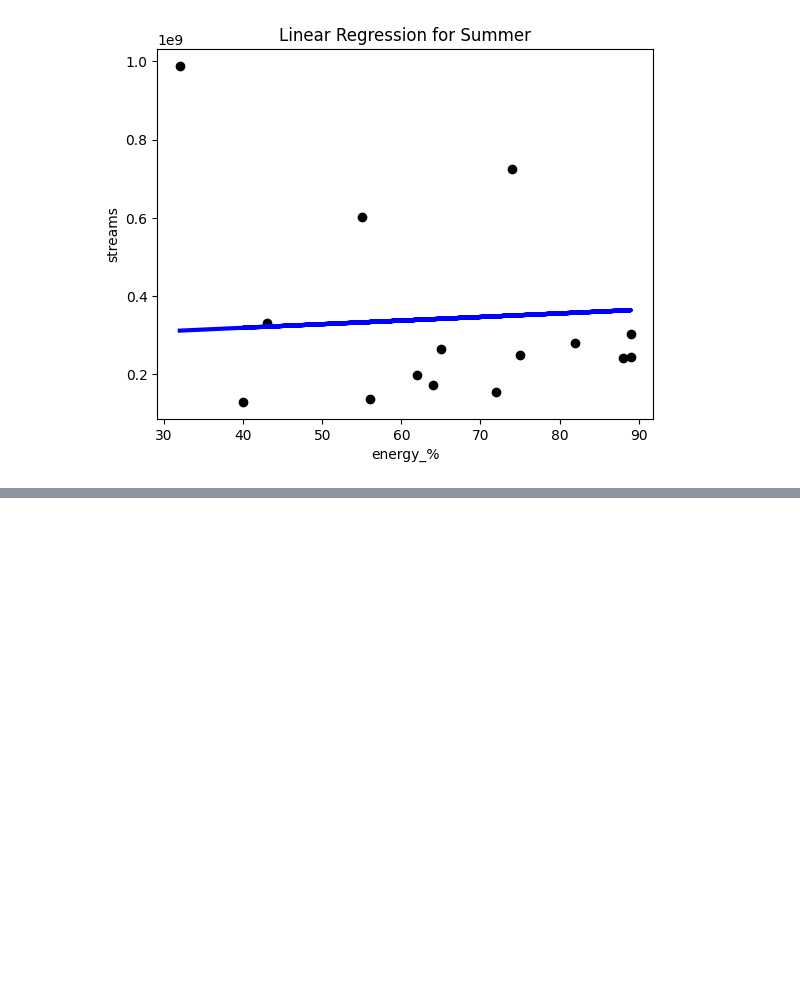
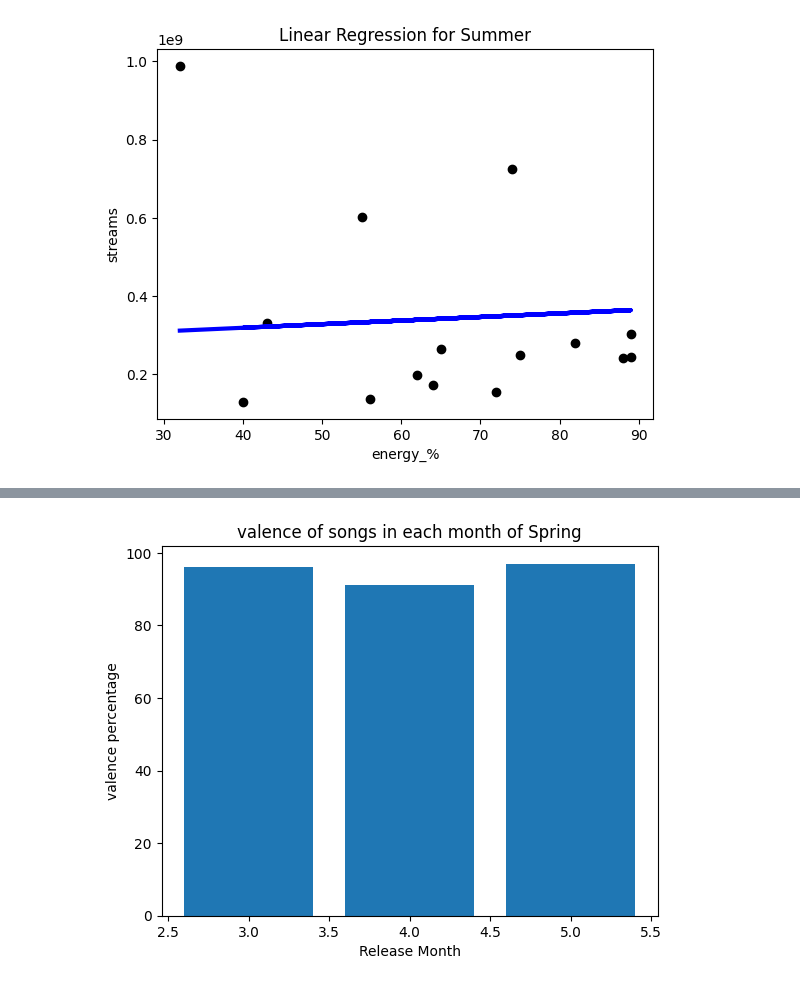
Before and after one commit to jb-seba/Spotify_TCS, a Jupyter notebook: TCS_Music_Project.ipynb, the cells around one changed output, grey strips where cells are left out. Cells and saved outputs as stored; diff of their text form; code cells hidden in the pictures; blank space fills up the shorter version.

```diff
--- a/TCS_Music_Project.ipynb
+++ b/TCS_Music_Project.ipynb
@@ -554,0 +581,8 @@ R-squared: -0.3178467841899224
+# %%
+plt.bar(spring_df['released_month'], spring_df['valence_%'])
+plt.xlabel('Release Month')
+plt.ylabel('valence percentage')
+plt.title('valence of songs in each month of Spring')
+plt.show()
+# %% [output]
+[figure, added]
```
Also changed, not shown: parts of 8 cells of this notebook.
